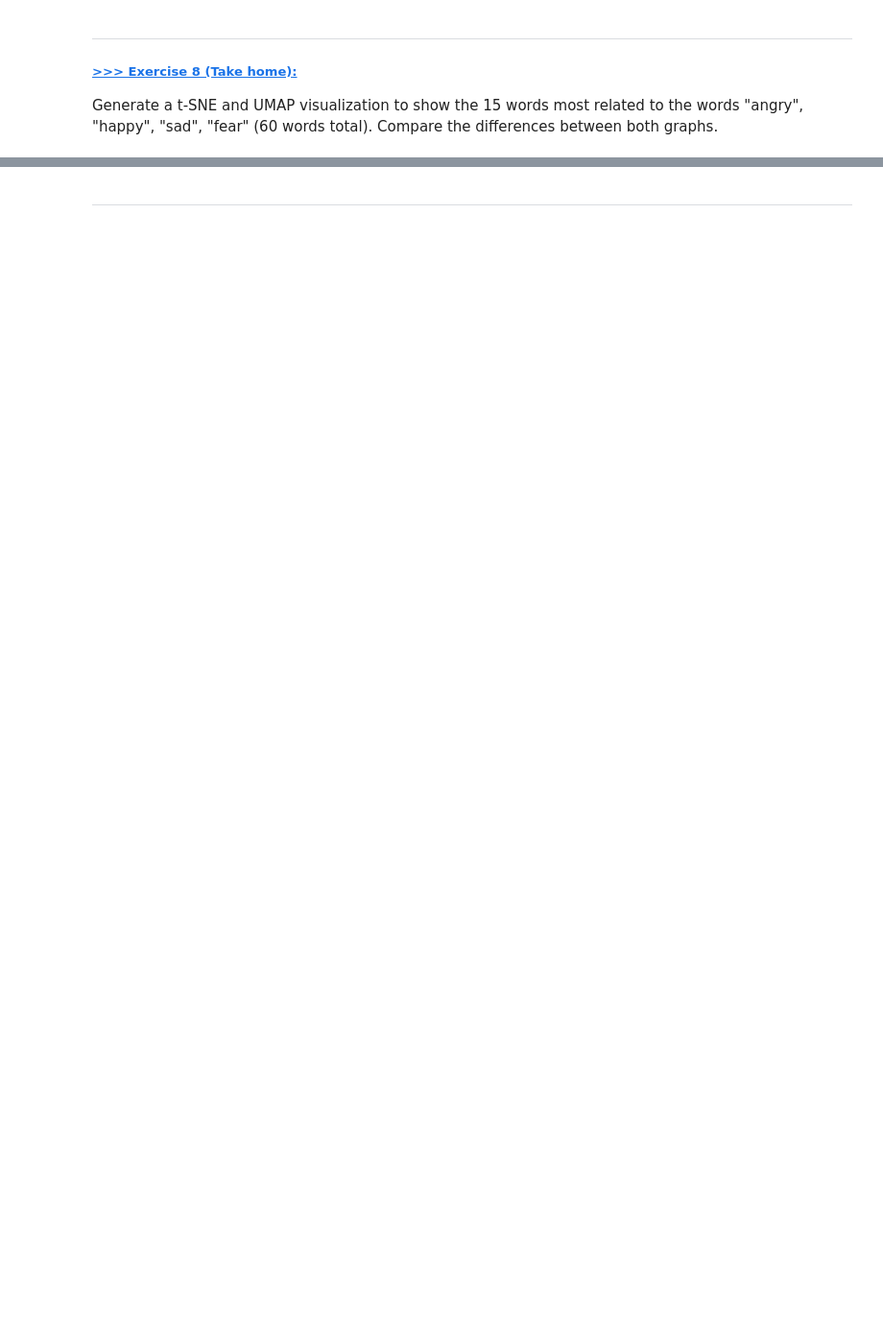
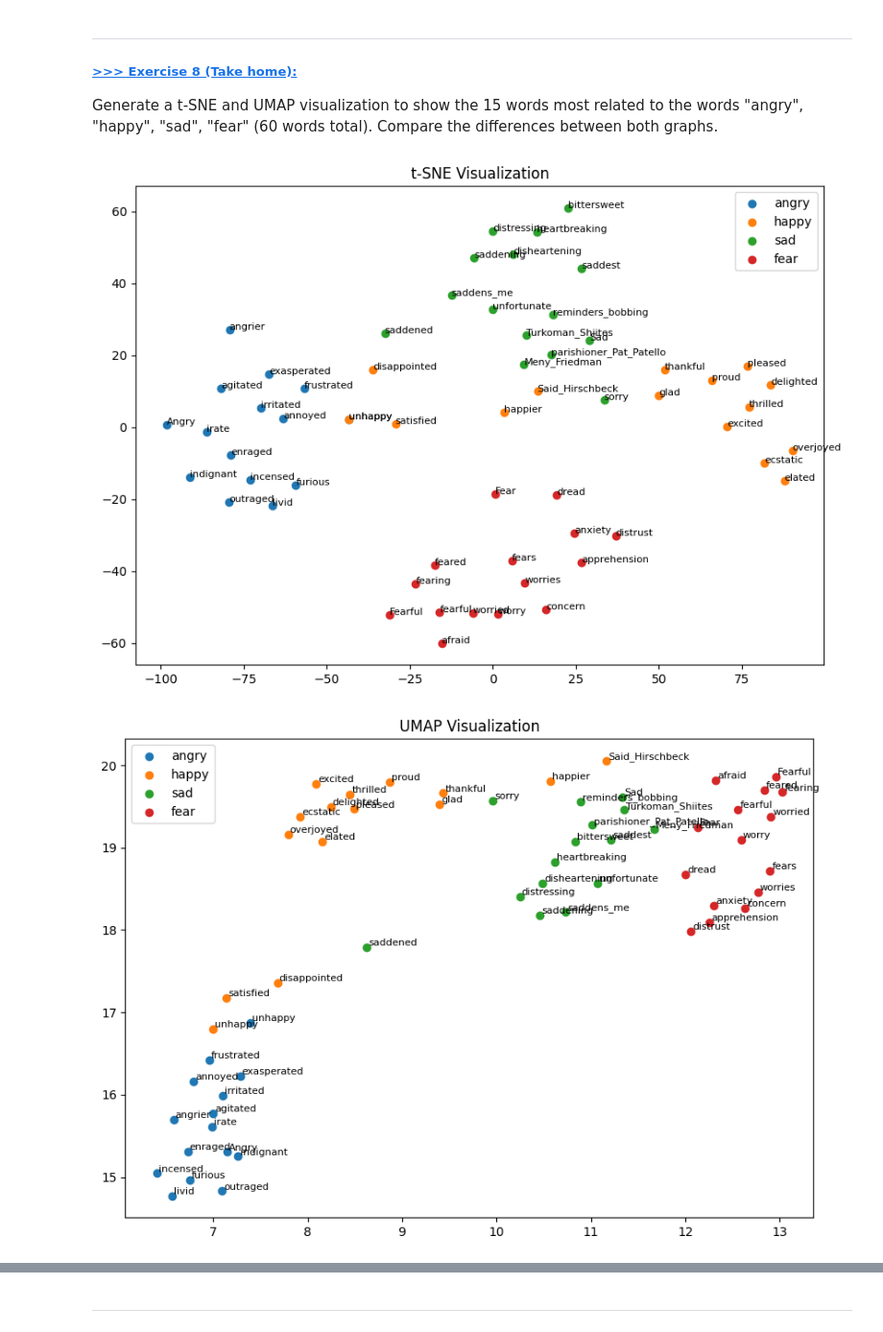
Before and after one commit to viljanenjuho/DM2025-Lab2-Exercise, a Jupyter notebook: DM2025-Lab2-Master-Phase_1.ipynb, the cells around one changed output, grey strips where cells are left out. Shown: that part at 96% size. Drawn from its saved outputs; the diff is of its cells as text; code cells hidden in the pictures; blank space fills up the shorter version.

```diff
--- a/DM2025-Lab2-Master-Phase_1.ipynb
+++ b/DM2025-Lab2-Master-Phase_1.ipynb
@@ -889,7 +1025,7 @@ array([ 0.5732711 ,  0.0718916 , -0.2668514 ,  0.3921779 , -0.14878221,
       dtype=float32)
 # %%
 # Get the most similar words
-word = 'happy'
+word = 'score'
 topn = 10
 word2vec_model.wv.most_similar(word, topn=topn)
 # %% [output]
@@ -1189,0 +1360,55 @@ Generate a t-SNE and UMAP visualization to show the 15 words most related to the
+# %%
+import numpy as np
+import matplotlib.pyplot as plt
+from sklearn.manifold import TSNE
+import umap.umap_ as umap
+import pandas as pd
+
+# Target words
+target_words = ["angry", "happy", "sad", "fear"]
+
+# Get top 15 similar words for each
+word_list = []
+emotion_labels = []
+
+for word in target_words:
+    similar_words = w2v_google_model.most_similar(word, topn=15)
+    for sim_word, sim_score in similar_words:
+        word_list.append(sim_word)
+        emotion_labels.append(word)
+
+# Word vectors
+vectors = np.array([w2v_google_model[word] for word in word_list])
+
+# t-SNE
+tsne = TSNE(n_components=2, random_state=42, perplexity=10)
+tsne_results = tsne.fit_transform(vectors)
+
+# UMAP
+umap_model = umap.UMAP(n_neighbors=10, min_dist=0.1, random_state=42)
+umap_results = umap_model.fit_transform(vectors)
+
+# t-SNE plot
+plt.figure(figsize=(10, 7))
+for emotion in target_words:
+    idx = [i for i, e in enumerate(emotion_labels) if e == emotion]
+    plt.scatter(tsne_results[idx, 0], tsne_results[idx, 1], label=emotion)
+    for i in idx:
+        plt.text(tsne_results[i, 0]+0.02, tsne_results[i, 1]+0.02, word_list[i], fontsize=8)
+plt.title("t-SNE Visualization")
+plt.legend()
+plt.show()
+
+# UMAP plot
+plt.figure(figsize=(10, 7))
+for emotion in target_words:
+    idx = [i for i, e in enumerate(emotion_labels) if e == emotion]
+    plt.scatter(umap_results[idx, 0], umap_results[idx, 1], label=emotion)
+    for i in idx:
+        plt.text(umap_results[i, 0]+0.02, umap_results[i, 1]+0.02, word_list[i], fontsize=8)
+plt.title("UMAP Visualization")
+plt.legend()
+plt.show()
+# %% [output]
+[figure, added]
+[figure, added]
```
Also changed, not shown: parts of 46 cells of this notebook, 4 other files.
